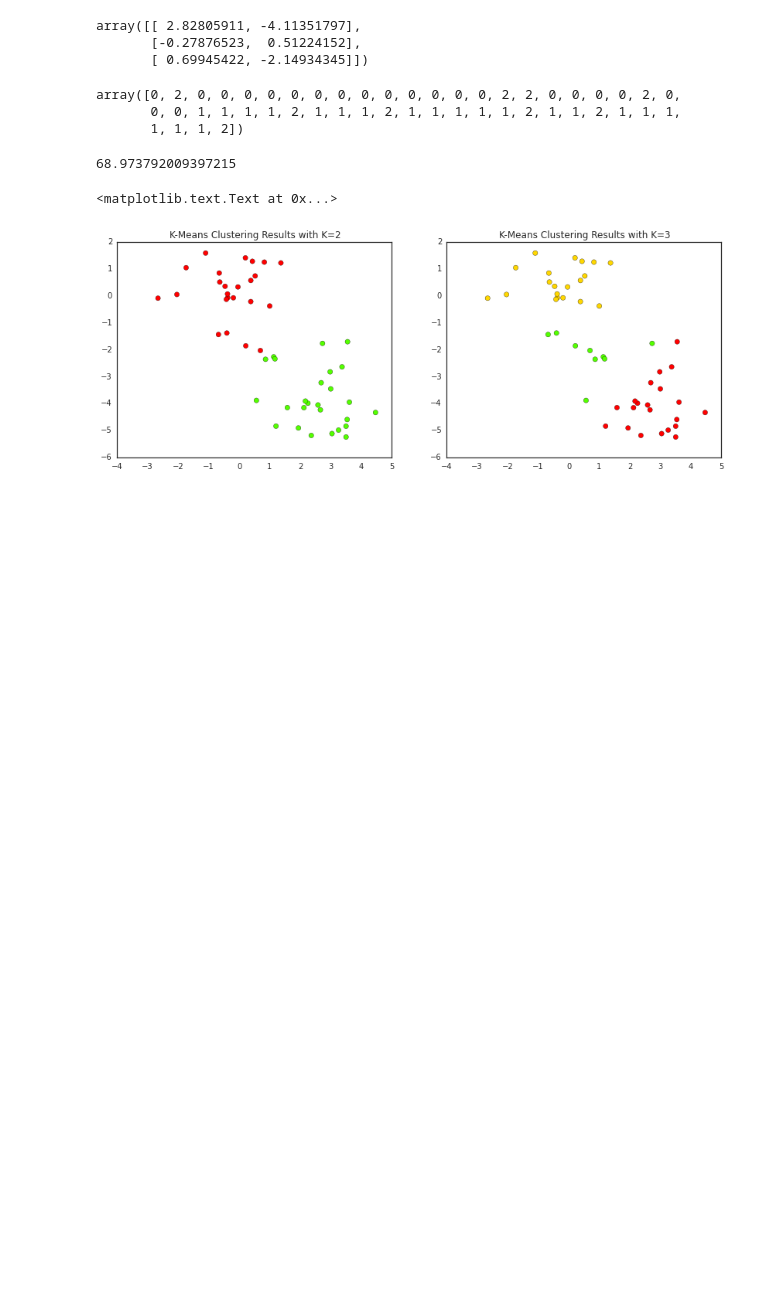
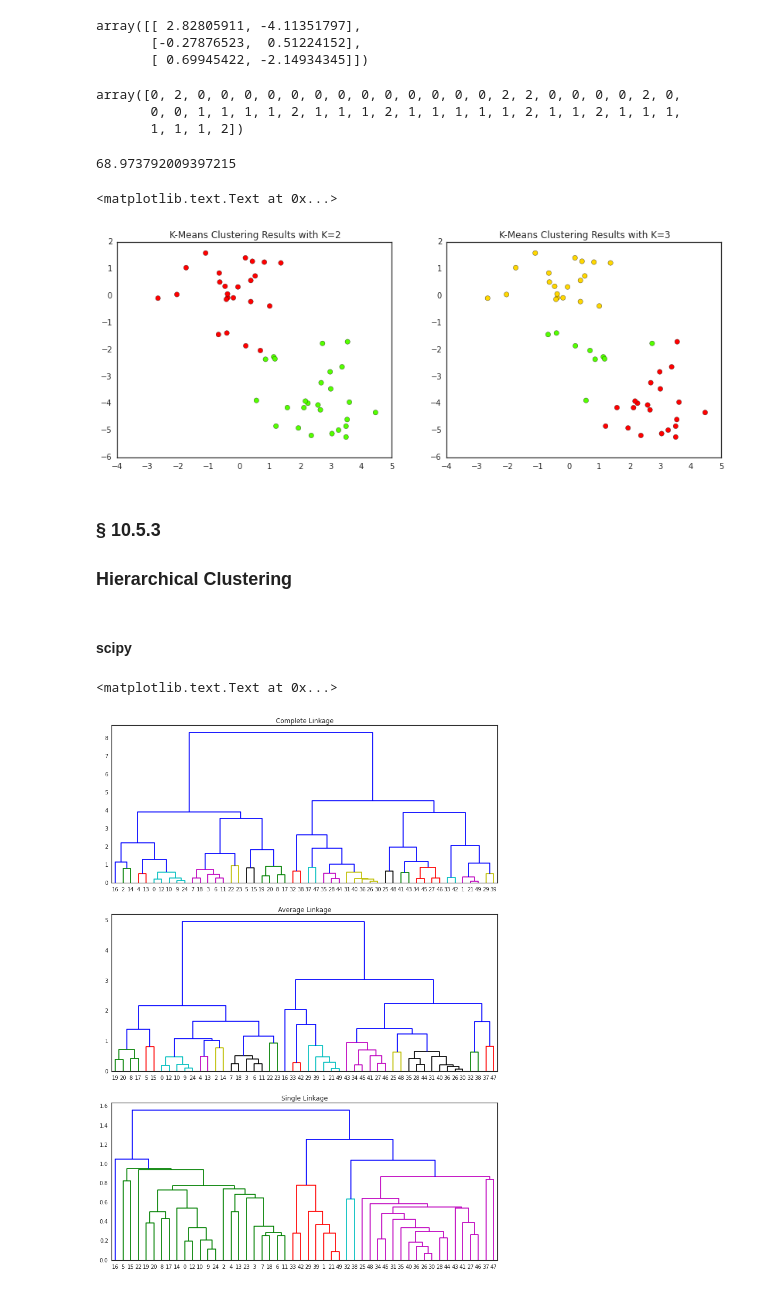
Before and after one commit to JWarmenhoven/ISLR-python, a Jupyter notebook: Chapter 10.ipynb, the cells around one changed output. Saved outputs shown, nothing was run; the diff lists cells and outputs as text; code cells hidden in the pictures; blank space fills up the shorter version.

```diff
--- a/Chapter 10.ipynb
+++ b/Chapter 10.ipynb
@@ -212,3 +215,23 @@ ax2.set_title('K-Means Clustering Results with K=3')
 # %% [output]
 <matplotlib.text.Text at 0x...>
 [figure]
+# %% [markdown]
+### § 10.5.3
+### Hierarchical Clustering
+# %% [markdown]
+#### scipy
+# %%
+fig, (ax1,ax2,ax3) = plt.subplots(3,1, figsize=(13,18))
+linkage_complete = hierarchy.linkage(X, 'complete')
+linkage_average = hierarchy.linkage(X, 'average')
+linkage_single = hierarchy.linkage(X, 'single')
+cl = hierarchy.dendrogram(linkage_complete, color_threshold=1, show_leaf_counts=False, ax=ax1)
+c2 = hierarchy.dendrogram(linkage_average, color_threshold=1, show_leaf_counts=False, ax=ax2)
+c3 = hierarchy.dendrogram(linkage_single, color_threshold=1, show_leaf_counts=False, ax=ax3)
+
+ax1.set_title('Complete Linkage')
+ax2.set_title('Average Linkage')
+ax3.set_title('Single Linkage')
+# %% [output]
+<matplotlib.text.Text at 0x...>
+[figure, added]
```
Also changed, not shown: parts of 2 cells of this notebook, 1 other file.
